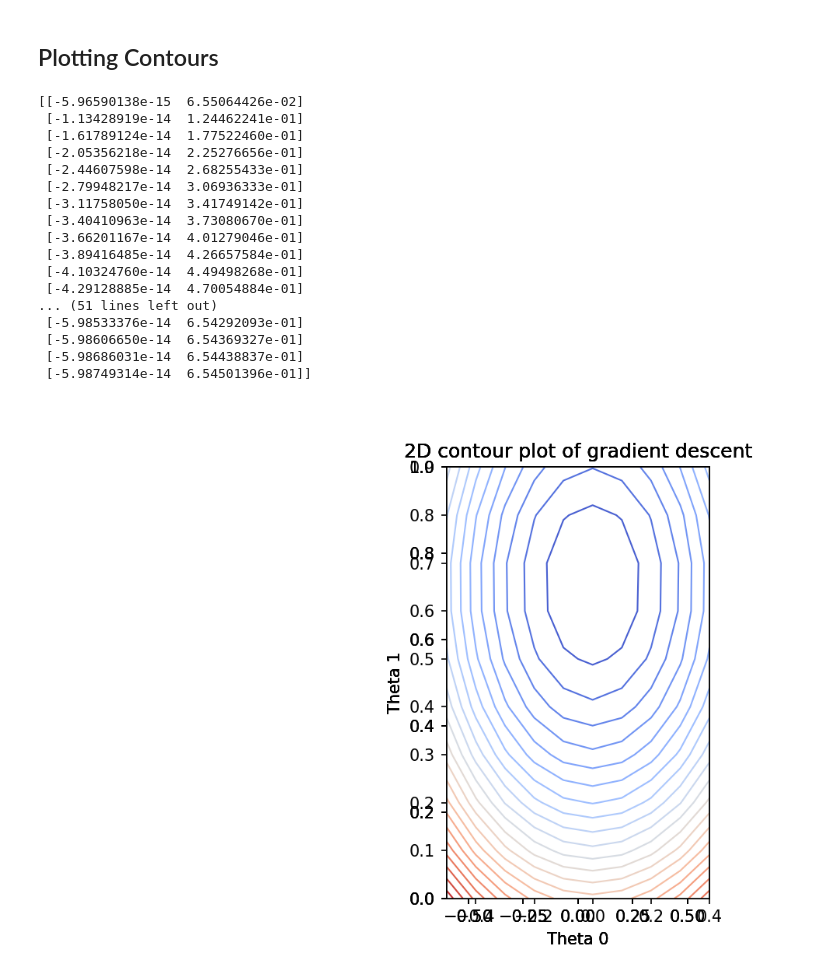
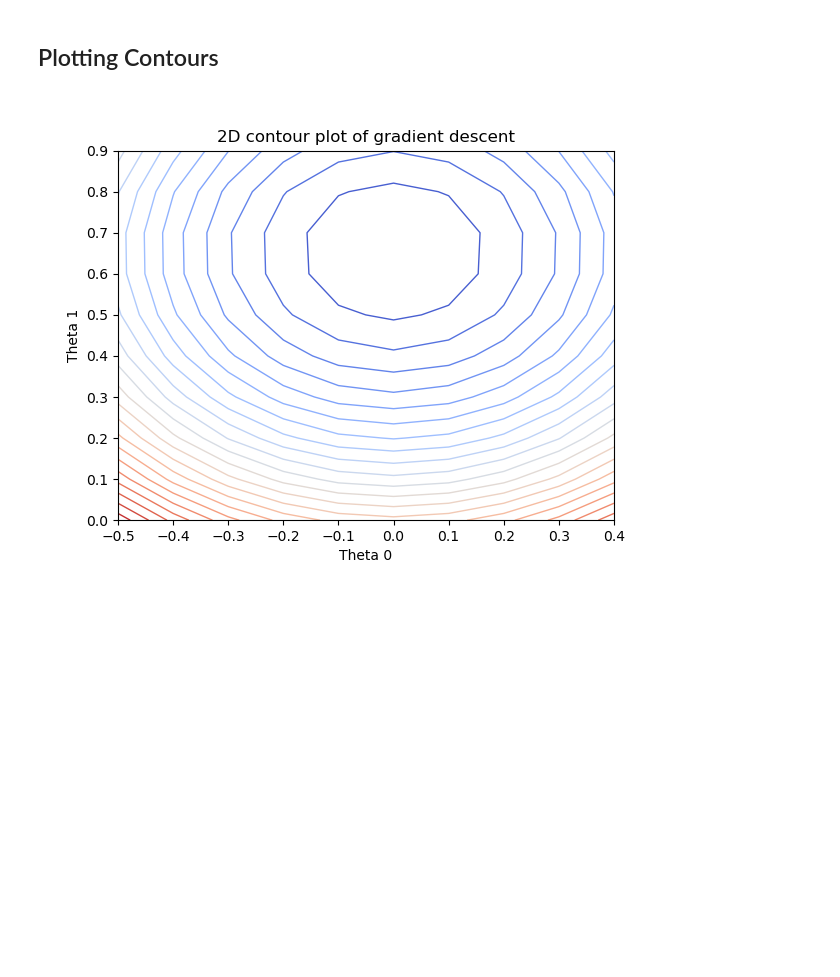
Before and after one commit to Aavegjain/COL774_A1, a Jupyter notebook: part1.ipynb, the cells around one changed output. Drawn from its saved outputs; the diff is of its cells as text; code cells hidden in the pictures; blank space fills up the shorter version.

```diff
--- a/part1.ipynb
+++ b/part1.ipynb
@@ -190,51 +188,38 @@ fig = plt.figure(dpi=150)
 # %% [markdown]
 ## Plotting Contours
 # %%
+fig, ax2d = plt.subplots()
 plot_data = np.array(plot_data)
 contour_data = plot_data[:, 0:2 ]
-print(contour_data)
+# print(contour_data)
 
-ax2d = fig.add_subplot(122)
-# rotated_error_surface = np.rot90(error_surface,k = 3)
+# contour_data = [ (0,0.1), (0,0.2), (0, 0.3), (0,0.4)]
 
-def update_contour_plot(frame):
-    ax2d.clear()
-    contour = ax2d.contour(X_mesh, Y_mesh, error_surface, levels=20, cmap='coolwarm', linewidths=1)
-    ax2d.set_xlabel('Theta 1')
-    ax2d.set_ylabel('Theta 0')
-    ax2d.set_title("2D contour plot of gradient descent")
-    ax2d.set(xlim = (0, 0.9), xlabel='Theta 1')
-    ax2d.set(ylim =(-0.5 , 0.4), ylabel='Theta 0')
-    ax2d.scatter(contour_data[:frame + 1], color = "red", marker = "o")
-
-contour = ax2d.contour(X_mesh, Y_mesh, error_surface, levels=25 , cmap='coolwarm', linewidths=1)
+contour = ax2d.contour(X_mesh, Y_mesh, error_surface, levels=25, cmap='coolwarm', linewidths=1)
 ax2d.set_xlabel('Theta 0')
 ax2d.set_ylabel('Theta 1')
 ax2d.set_title("2D contour plot of gradient descent")
-ax2d.set(xlim = (-0.5 , 0.4), xlabel='Theta 0')
+ax2d.set(xlim = (-0.5, 0.4), xlabel='Theta 0')
 ax2d.set(ylim =(0, 0.9), ylabel='Theta 1')
-# ax2d.scatter(contour_data[:frame + 1], color = "red", marker = "o")
+
+sc = ax2d.scatter([], [], color='red', marker='*' )
+
+def update_contour_plot(frame):
+    sc.set_offsets([contour_data[frame]])
+    # sc = ax2d.scatter(zip(*contour_data[:frame + 1]), color='red', marker='o')
+    return sc
+
+# contour = ax2d.contour(X_mesh, Y_mesh, error_surface, levels=25 , cmap='coolwarm', linewidths=1)
+# ax2d.set_xlabel('Theta 0')
+# ax2d.set_ylabel('Theta 1')
+# ax2d.set_title("2D contour plot of gradient descent")
+# ax2d.set(xlim = (-0.5 , 0.4), xlabel='Theta 0')
+# ax2d.set(ylim =(0, 0.9), ylabel='Theta 1')
 
 
-# ani = animation.FuncAnimation(fig, update_contour_plot, frames=len(contour_data), interval= 200)
+
+ani = animation.FuncAnimation(fig, update_contour_plot, frames=len(contour_data), interval= 200)
 # plt.tight_layout()
 plt.show()
 # %% [output]
-[[-5.96590138e-15  6.55064426e-02]
- [-1.13428919e-14  1.24462241e-01]
- [-1.61789124e-14  1.77522460e-01]
- [-2.05356218e-14  2.25276656e-01]
- [-2.44607598e-14  2.68255433e-01]
- [-2.79948217e-14  3.06936333e-01]
- [-3.11758050e-14  3.41749142e-01]
- [-3.40410963e-14  3.73080670e-01]
- [-3.66201167e-14  4.01279046e-01]
- [-3.89416485e-14  4.26657584e-01]
- [-4.10324760e-14  4.49498268e-01]
- [-4.29128885e-14  4.70054884e-01]
-... (51 lines left out)
- [-5.98533376e-14  6.54292093e-01]
- [-5.98606650e-14  6.54369327e-01]
- [-5.98686031e-14  6.54438837e-01]
- [-5.98749314e-14  6.54501396e-01]]
-[figure, old version]
+[figure, new version]
```
Also changed, not shown: parts of 1 cell of this notebook.
